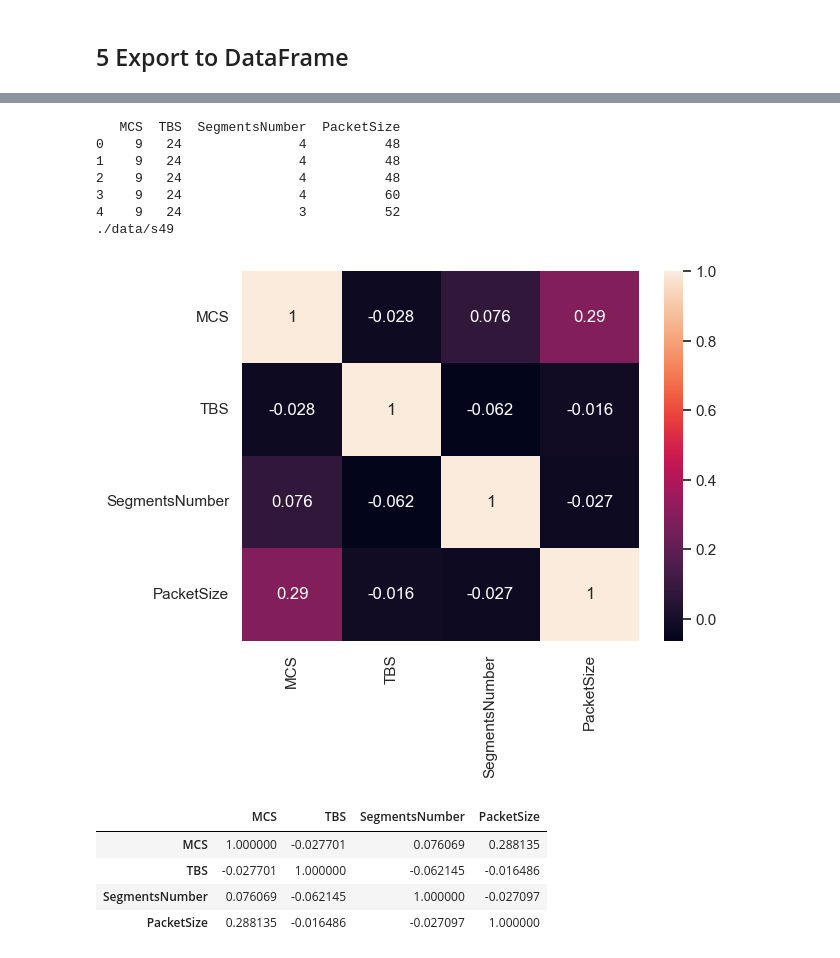
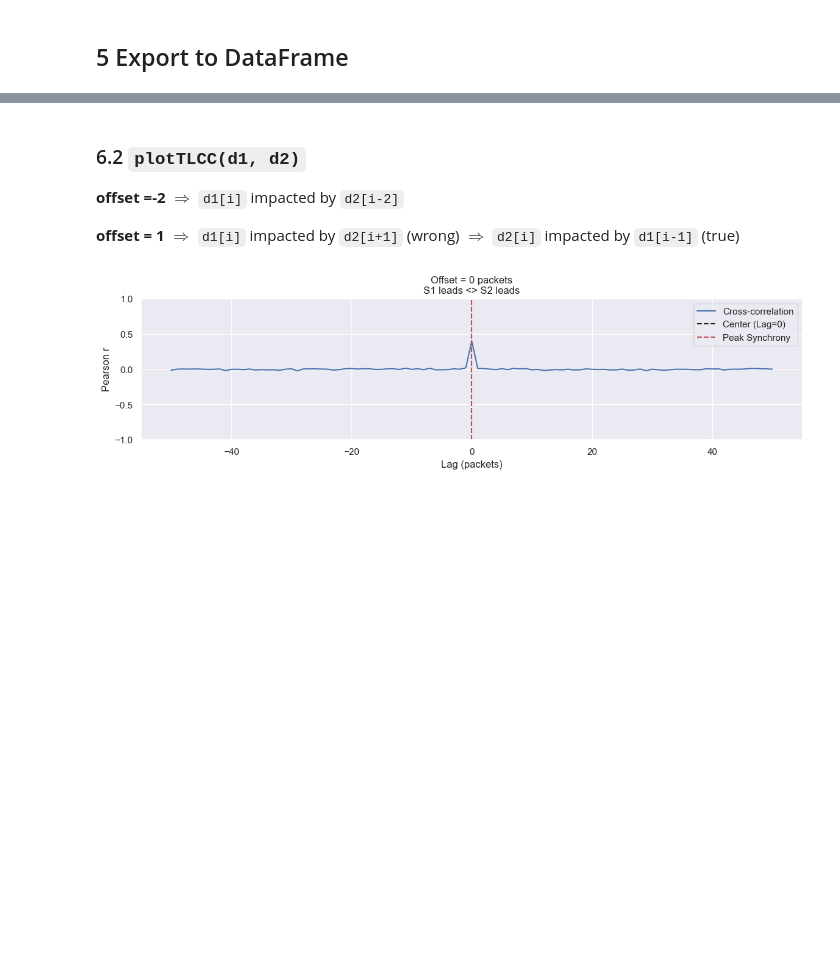
Before and after one commit to gourav-prateek-sharma/Project-course-2024, a Jupyter notebook: Visualization/visualization.ipynb, the cells around one changed output, grey strips where cells are left out. Cells and saved outputs as stored; diff of their text form; code cells hidden in the pictures; blank space fills up the shorter version.

````diff
--- a/Visualization/visualization.ipynb
+++ b/Visualization/visualization.ipynb
@@ -927,23 +917,12 @@ class MultiMeas:
             figsize(tuple):  figsize
             subplot_division(list=[x,y]): x-row y-column subplots. If [1,1], figures will be plotted separately.
         """
+        curve_names = self.meas[0].listDelaysAttr()
         curve_names = [
-            "idt",
-            "frame_alignment_delays",
-            "scheduling_delays",
-            "ran_delays",
-            "ran_delays_wo_frame_alignment_delay",
-            "ran_delays_wo_scheduling_delay",
-            "queueing_delays",
-            "queueing_delays_wo_scheduling_delay",
-            "segmentation_delay",
-            "segmentation_delays_wo_scheduling_delay",
-            "segments",
-            "retx_delays",
-            "mcss",
+            curve_name for curve_name in curve_names if curve_name != "timestamps"
         ]
         figure_num=0
-        for i in range(0,13):
+        for i in range(0,len(curve_names)):
             if i % (subplot_division[0]*subplot_division[1]) == 0:
                 if i != 0:
                     plt.tight_layout()
@@ -1026,6 +1005,6 @@ class MultiMeas:
 # %% [markdown]
 #### 4.1.1 Import datasets
 # %%
-Meas_s39_s49_s54 = MultiMeas(meas_labels=["s39", "s49", "s54"])
+Meas_s39_s40_s54 = MultiMeas(meas_labels=["s39", "s40", "s54"])
 # %% [output]
 RNTIs in packets of s39: ['dc46']
@@ -1174,19 +1183,15 @@ Dataframe saved to ./data/s49\MCS_TBS_SegmentsNumber_PacketSize.csv
+# %% [markdown]
+
+### 6.2 ```plotTLCC(d1, d2)```
+
+**offset =-2**  $\Rightarrow$ ```d1[i]``` impacted by ```d2[i-2]```
+
+**offset = 1** $\Rightarrow$ ```d1[i]``` impacted by ```d2[i+1]``` (wrong)
+ $\Rightarrow$ ```d2[i]``` impacted by ```d1[i-1]``` (true)
 # %%
-Meas_s39_s49_s54.meas[1].plotCrossCorrelation(
-    ["mcss", "tbss", "segments", "packet_size"],  # attrbutes name of Meas.delays
-    ["MCS", "TBS", "SegmentsNumber", "PacketSize"],  # labels to display (optional)
+Meas_s39_s40_s54.meas[0].plotTLCC(
+    ["segments", "packet_size"],  # attrbutes name of Meas.delays
+    ["SegmentsNumber", "PacketSize"],  # labels to display (optional)
 )
 # %% [output]
-   MCS  TBS  SegmentsNumber  PacketSize
-0    9   24               4          48
-1    9   24               4          48
-2    9   24               4          48
-3    9   24               4          60
-4    9   24               3          52
-./data/s49
-[figure, old version]
+[figure, new version]
-|  | MCS | TBS | SegmentsNumber | PacketSize |
-| MCS | 1.000000 | -0.027701 | 0.076069 | 0.288135 |
-| TBS | -0.027701 | 1.000000 | -0.062145 | -0.016486 |
-| SegmentsNumber | 0.076069 | -0.062145 | 1.000000 | -0.027097 |
-| PacketSize | 0.288135 | -0.016486 | -0.027097 | 1.000000 |
````
Also changed, not shown: parts of 29 cells of this notebook, 1 other file.
